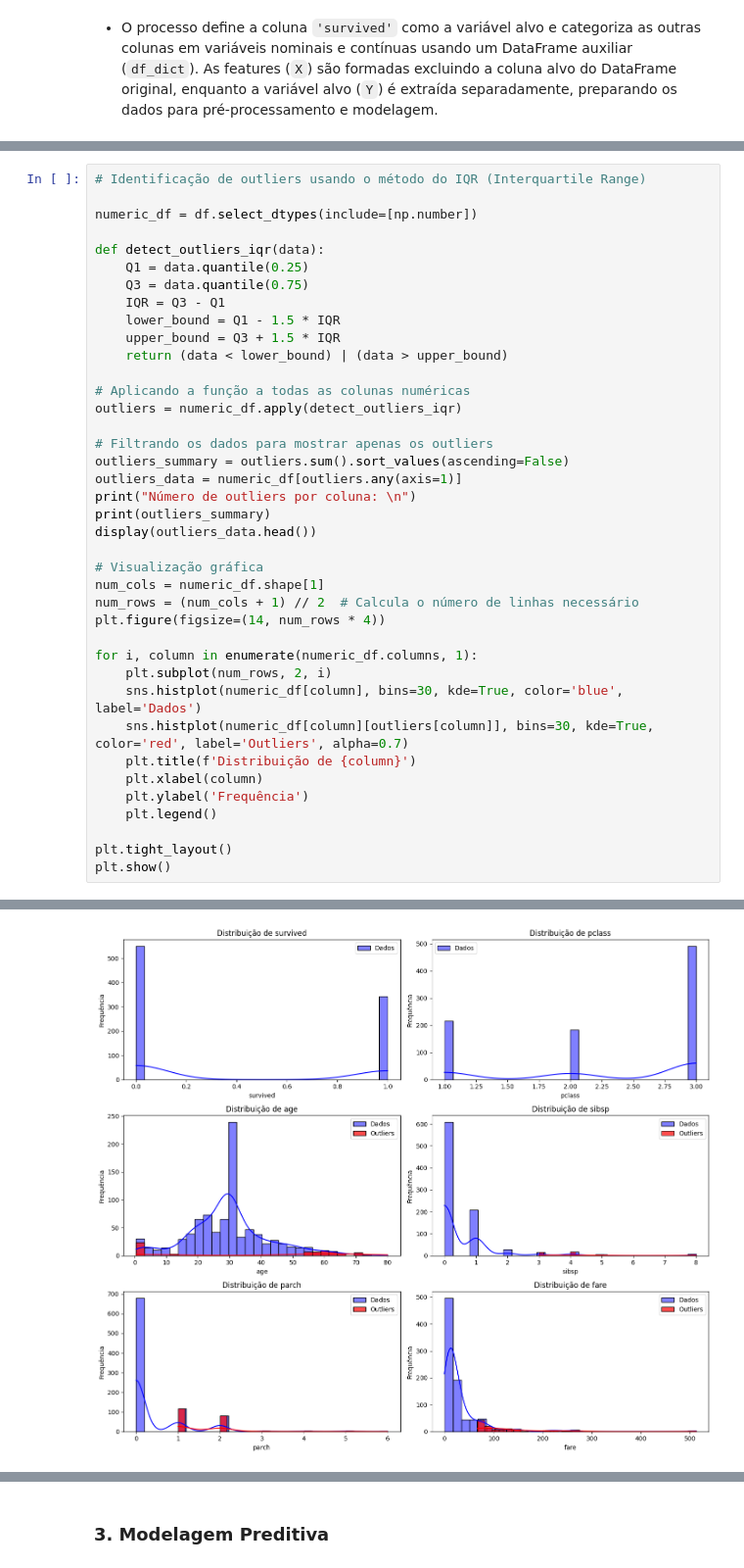
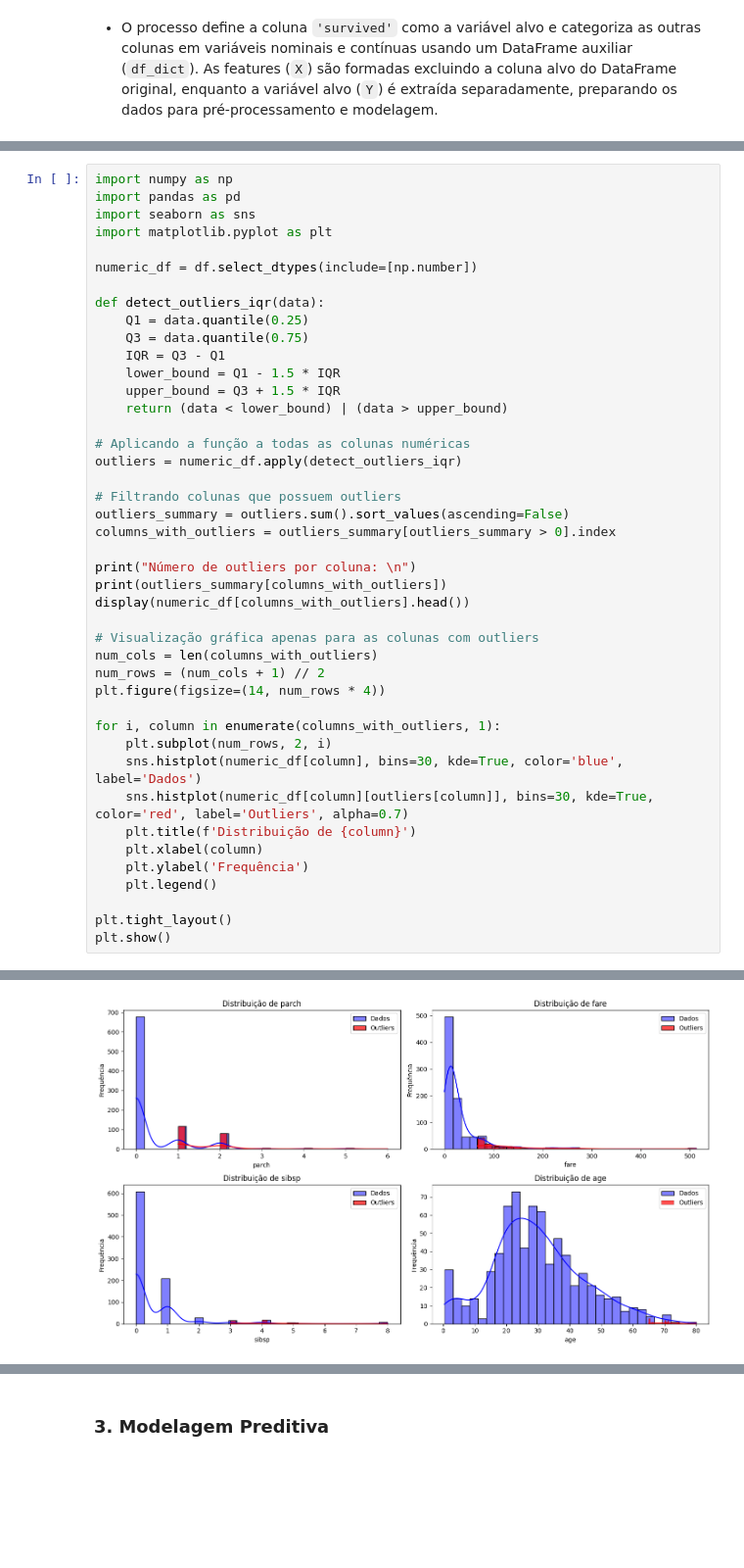
Before and after one commit to KesavaS2/Avanti-Bootcamp-cdd, a Jupyter notebook: notebooks/02-comparative_analysis.ipynb, the cells around one changed output, grey strips where cells are left out. Shown: that part at 98% size. Drawn from its saved outputs; the diff is of its cells as text; blank space fills up the shorter version.

```diff
--- a/notebooks/02-comparative_analysis.ipynb
+++ b/notebooks/02-comparative_analysis.ipynb
@@ -260,5 +221,8 @@ np.isnan(X_transformed).sum()
 # %%
-# Identificação de outliers usando o método do IQR (Interquartile Range)
+import numpy as np
+import pandas as pd
+import seaborn as sns
+import matplotlib.pyplot as plt
 
 numeric_df = df.select_dtypes(include=[np.number])
 
@@ -273,19 +237,20 @@ def detect_outliers_iqr(data):
 # Aplicando a função a todas as colunas numéricas
 outliers = numeric_df.apply(detect_outliers_iqr)
 
-# Filtrando os dados para mostrar apenas os outliers
+# Filtrando colunas que possuem outliers
 outliers_summary = outliers.sum().sort_values(ascending=False)
-outliers_data = numeric_df[outliers.any(axis=1)]
+columns_with_outliers = outliers_summary[outliers_summary > 0].index
+
 print("Número de outliers por coluna: \n")
-print(outliers_summary)
-display(outliers_data.head())
+print(outliers_summary[columns_with_outliers])
+display(numeric_df[columns_with_outliers].head())
 
-# Visualização gráfica
-num_cols = numeric_df.shape[1]
-num_rows = (num_cols + 1) // 2  # Calcula o número de linhas necessário
+# Visualização gráfica apenas para as colunas com outliers
+num_cols = len(columns_with_outliers)
+num_rows = (num_cols + 1) // 2
 plt.figure(figsize=(14, num_rows * 4))
 
-for i, column in enumerate(numeric_df.columns, 1):
+for i, column in enumerate(columns_with_outliers, 1):
     plt.subplot(num_rows, 2, i)
     sns.histplot(numeric_df[column], bins=30, kde=True, color='blue', label='Dados')
     sns.histplot(numeric_df[column][outliers[column]], bins=30, kde=True, color='red', label='Outliers', alpha=0.7)
@@ -315,2 +278,2 @@ dtype: int64
-[figure, old version]
+[figure, new version]
 # %% [markdown]
```
Also changed, not shown: parts of 18 cells of this notebook.
